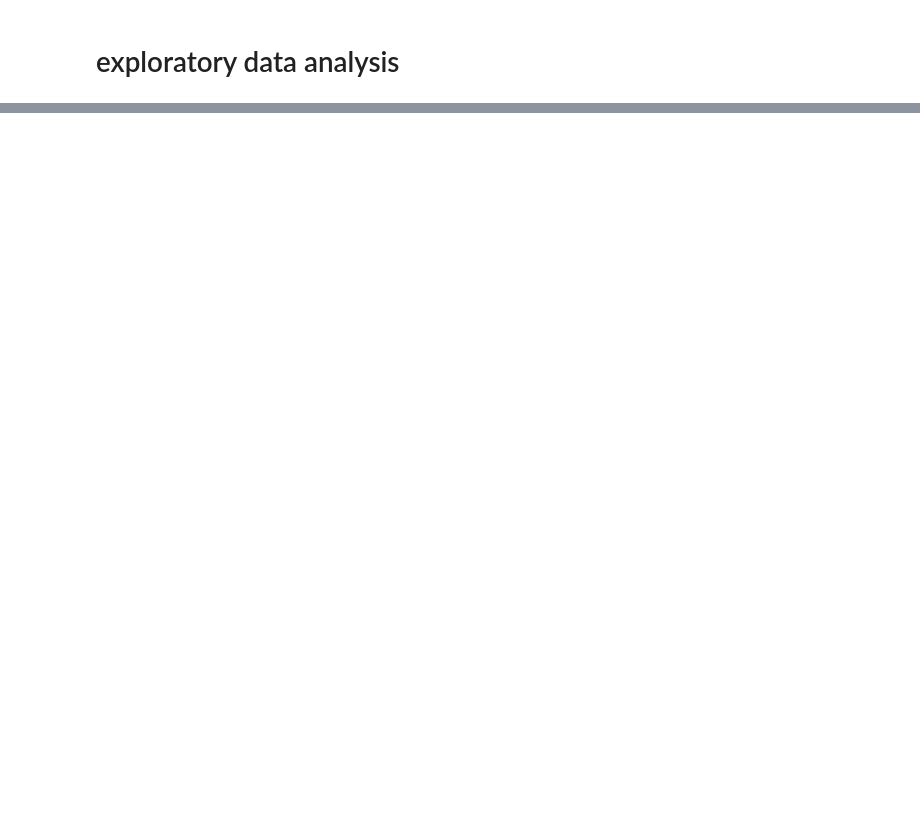
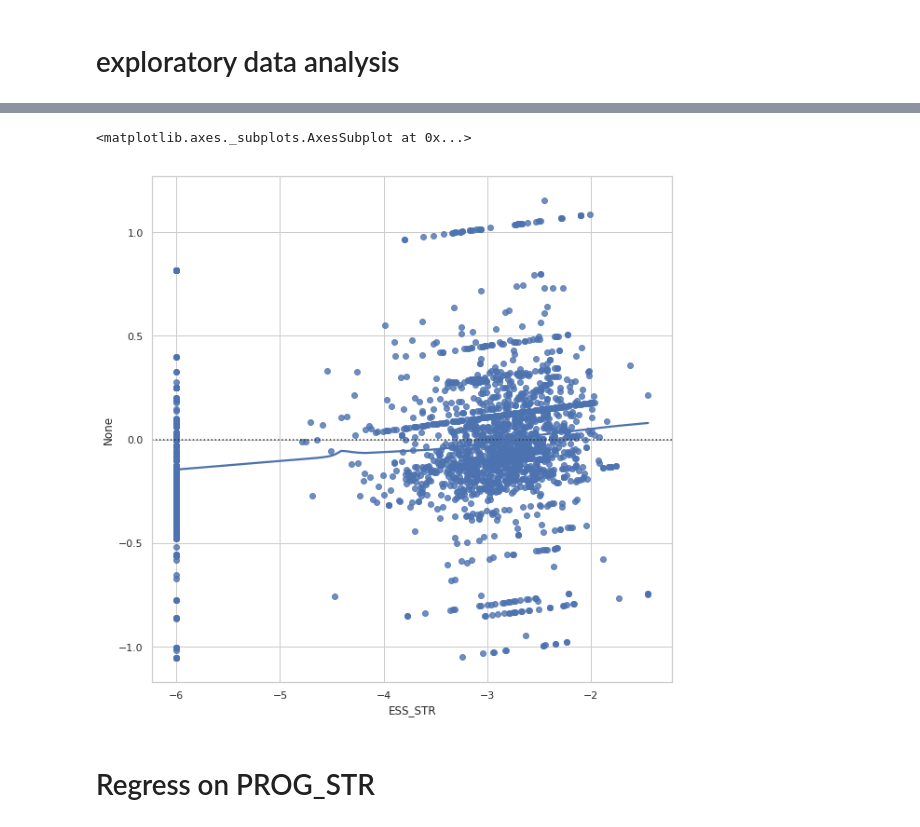
Before and after one commit to comp-strat/sorting-schools-2020, a Jupyter notebook: eda.ipynb, the cells around one changed output, grey strips where cells are left out. Drawn from its saved outputs; the diff is of its cells as text; code cells hidden in the pictures; blank space fills up the shorter version.

```diff
--- a/eda.ipynb
+++ b/eda.ipynb
@@ -82,0 +123,10 @@ len(rawdta['ESS_STR'])
+# %%
+#check for heteroskedasticity
+sns.set(style="whitegrid")
+plt.figure(figsize = (10,10))
+sns.residplot(Y, results.resid, lowess=True, color="b")
+# %% [output]
+<matplotlib.axes._subplots.AxesSubplot at 0x...>
+[figure, added]
+# %% [markdown]
+# Regress on PROG_STR
```
Also changed, not shown: parts of 29 cells of this notebook.
